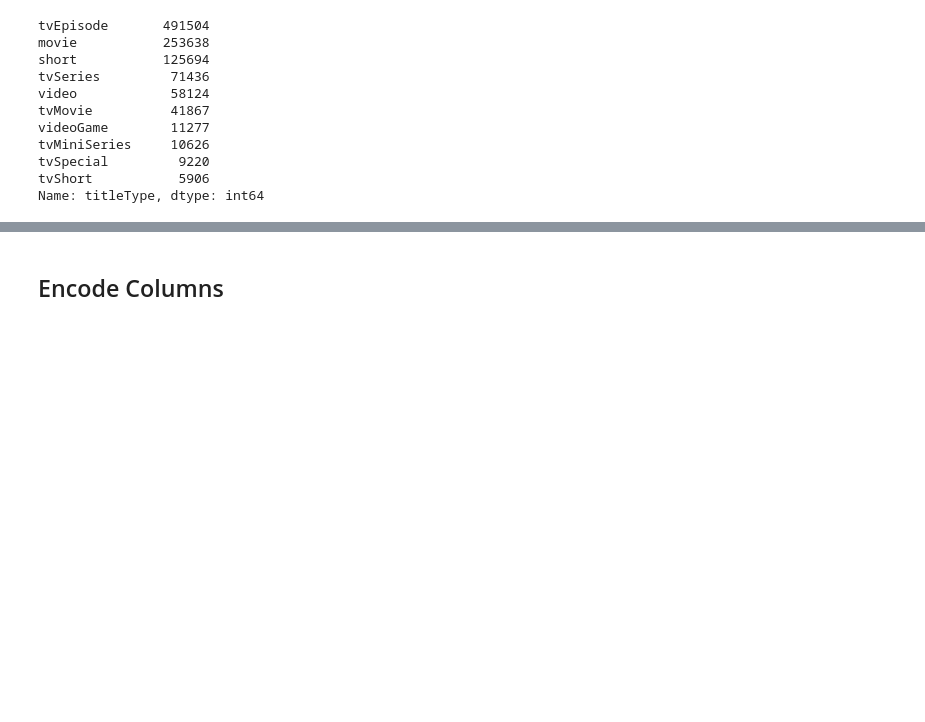
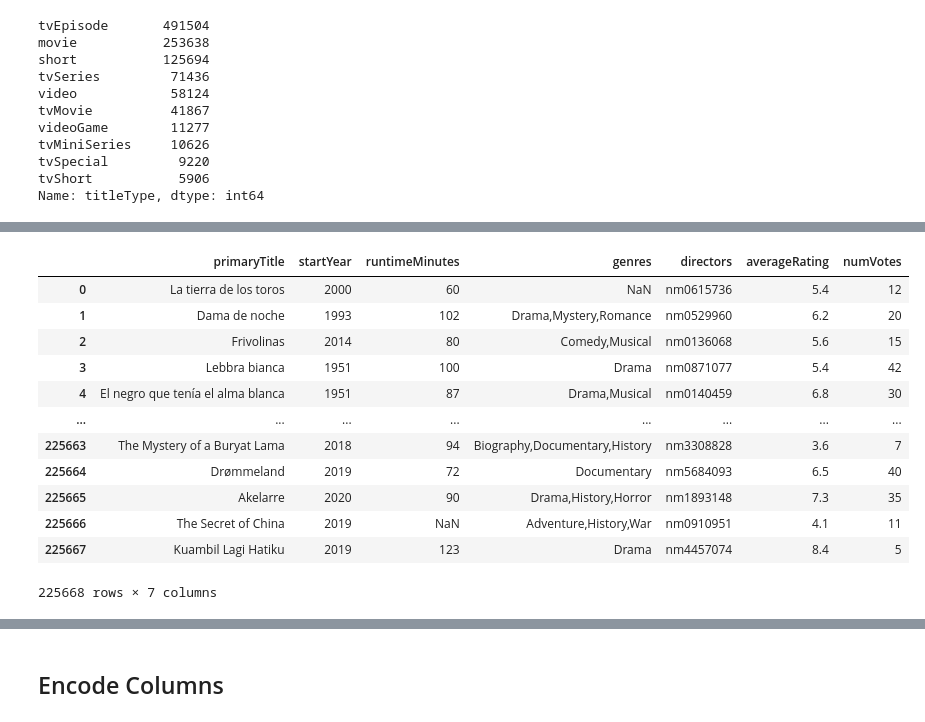
Before and after one commit to hemsmalli5/test, a Jupyter notebook: Project_Master.ipynb, the cells around one changed output, grey strips where cells are left out. Cells and saved outputs as stored; diff of their text form; code cells hidden in the pictures; blank space fills up the shorter version.

```diff
--- a/Project_Master.ipynb
+++ b/Project_Master.ipynb
@@ -188,6 +141,0 @@ movie_data_2.startYear = movie_data_2.startYear.astype(int)
-# %%
-# Try to filter column
-
-movie_data_2 = (movie_data_2.loc[movie_data_2['startYear'] > 1960])
-#movie_data_2 = movie_data_2.drop(movie_data_2[movie_data_2.startYear > 1960])
-#int(movie_data_2["startYear"])> 1960
@@ -207,0 +145,3 @@ TypeError: '>' not supported between instances of 'str' and 'int'
+# %%
+# Filter year column
+movie_data_2 = (movie_data_2.loc[movie_data_2['startYear'] > 1950])
@@ -207,0 +164,3 @@ TypeError: '>' not supported between instances of 'str' and 'int'
+# %%
+# Replace 1700 with Nan
+movie_data_2 = movie_data_2.replace(r'1700','NaN', regex=True)
@@ -208,4 +174,4 @@ TypeError: '>' not supported between instances of 'str' and 'int'
 # %%
 # Drop unneeded columns
-movie_data_2 = movie_data_2.drop(columns=['titleType', 'originalTitle', 'isAdult','endYear'])
+movie_data_2 = movie_data_2.drop(columns=['tconst', 'titleType', 'originalTitle', 'isAdult','endYear', 'writers'])
 movie_data_2.head()
@@ -211,0 +185,19 @@ movie_data_2.head()
+# %%
+# Reset Index
+movie_data_2 = movie_data_2.reset_index(drop=True)
+
+#Should I make the movie title the index?
+# %% [output]
+|  | primaryTitle | startYear | runtimeMinutes | genres | directors | averageRating | numVotes |
+| 0 | La tierra de los toros | 2000 | 60 | NaN | nm0615736 | 5.4 | 12 |
+| 1 | Dama de noche | 1993 | 102 | Drama,Mystery,Romance | nm0529960 | 6.2 | 20 |
+| 2 | Frivolinas | 2014 | 80 | Comedy,Musical | nm0136068 | 5.6 | 15 |
+| 3 | Lebbra bianca | 1951 | 100 | Drama | nm0871077 | 5.4 | 42 |
+| 4 | El negro que tenía el alma blanca | 1951 | 87 | Drama,Musical | nm0140459 | 6.8 | 30 |
+| ... | ... | ... | ... | ... | ... | ... | ... |
+| 225663 | The Mystery of a Buryat Lama | 2018 | 94 | Biography,Documentary,History | nm3308828 | 3.6 | 7 |
+| 225664 | Drømmeland | 2019 | 72 | Documentary | nm5684093 | 6.5 | 40 |
+| 225665 | Akelarre | 2020 | 90 | Drama,History,Horror | nm1893148 | 7.3 | 35 |
+| 225666 | The Secret of China | 2019 | NaN | Adventure,History,War | nm0910951 | 4.1 | 11 |
+| 225667 | Kuambil Lagi Hatiku | 2019 | 123 | Drama | nm4457074 | 8.4 | 5 |
+225668 rows × 7 columns
```
Also changed, not shown: parts of 29 cells of this notebook.
